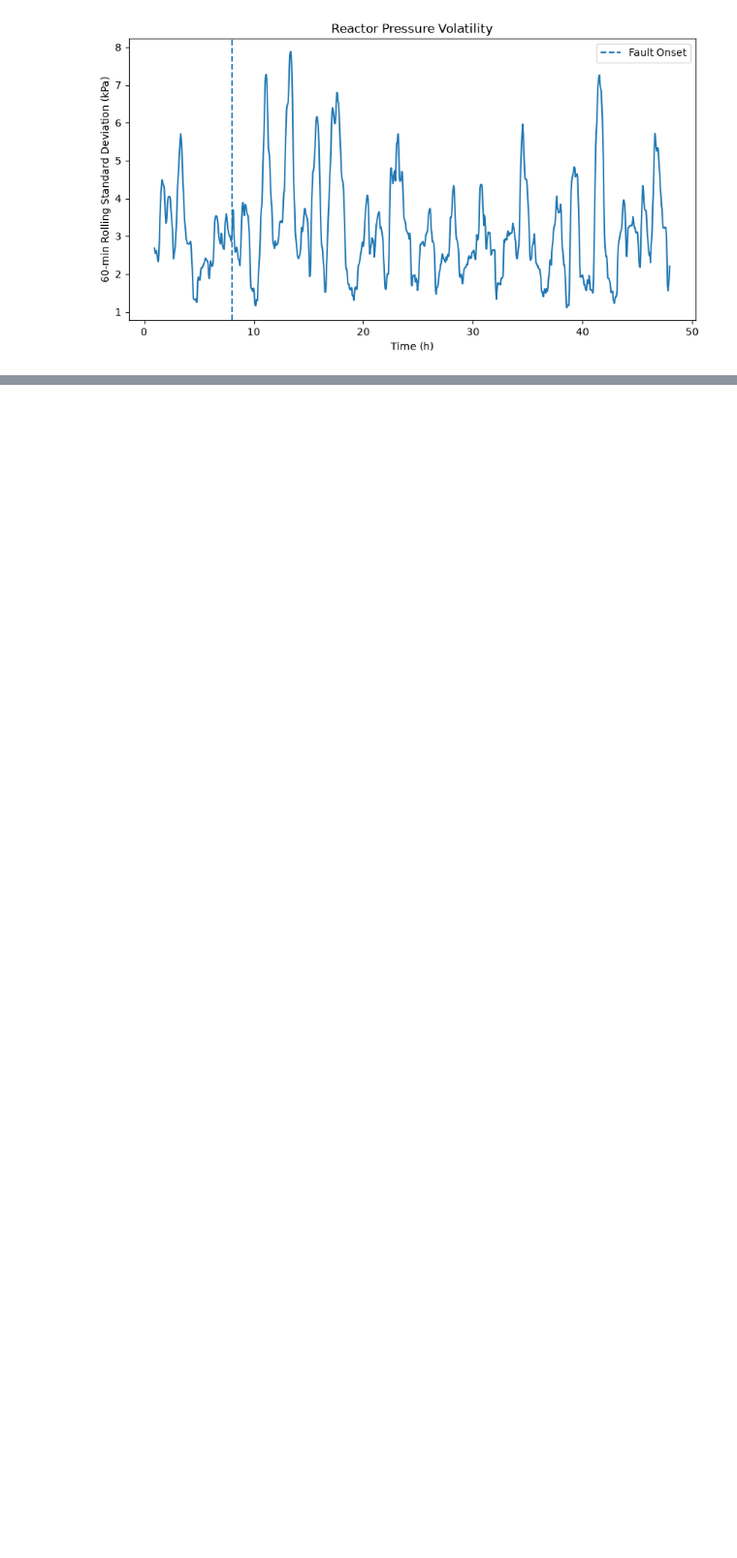
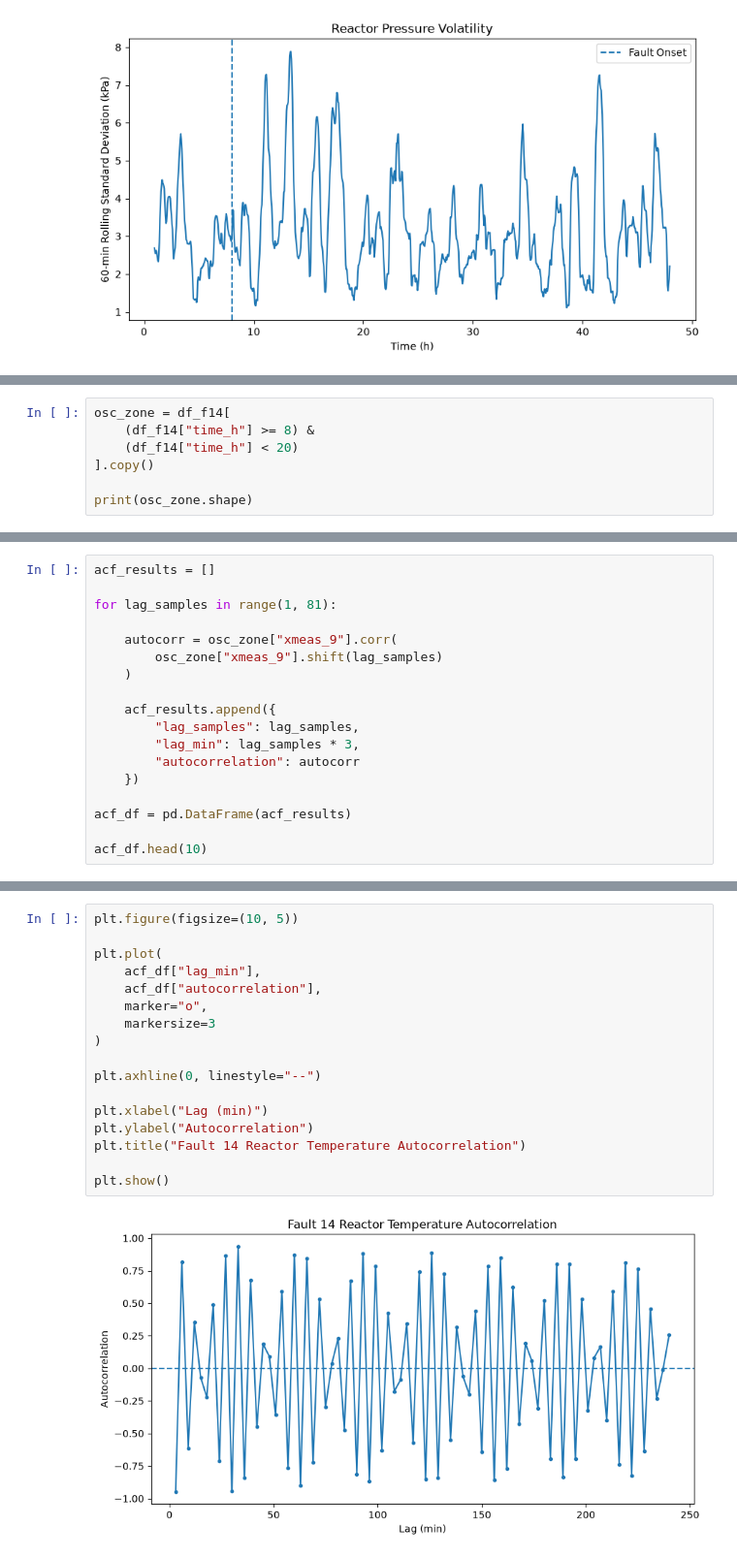
Before and after one commit to zzangminju/tep-cooling-fault-analysis, a Jupyter notebook: analysis.ipynb, the cells around one changed output, grey strips where cells are left out. Shown at 97% size. Saved outputs shown, nothing was run; the diff lists cells and outputs as text; blank space fills up the shorter version.

```diff
--- a/analysis.ipynb
+++ b/analysis.ipynb
@@ -486,0 +1445,7 @@ plt.show()
+# %%
+osc_zone = df_f14[
+    (df_f14["time_h"] >= 8) &
+    (df_f14["time_h"] < 20)
+].copy()
+
+print(osc_zone.shape)
@@ -486,0 +1454,18 @@ plt.show()
+# %%
+acf_results = []
+
+for lag_samples in range(1, 81):
+
+    autocorr = osc_zone["xmeas_9"].corr(
+        osc_zone["xmeas_9"].shift(lag_samples)
+    )
+
+    acf_results.append({
+        "lag_samples": lag_samples,
+        "lag_min": lag_samples * 3,
+        "autocorrelation": autocorr
+    })
+
+acf_df = pd.DataFrame(acf_results)
+
+acf_df.head(10)
@@ -486,0 +1484,19 @@ plt.show()
+# %%
+plt.figure(figsize=(10, 5))
+
+plt.plot(
+    acf_df["lag_min"],
+    acf_df["autocorrelation"],
+    marker="o",
+    markersize=3
+)
+
+plt.axhline(0, linestyle="--")
+
+plt.xlabel("Lag (min)")
+plt.ylabel("Autocorrelation")
+plt.title("Fault 14 Reactor Temperature Autocorrelation")
+
+plt.show()
+# %% [output]
+[figure, added]
```
Also changed, not shown: parts of 57 cells of this notebook, 8 other files.
